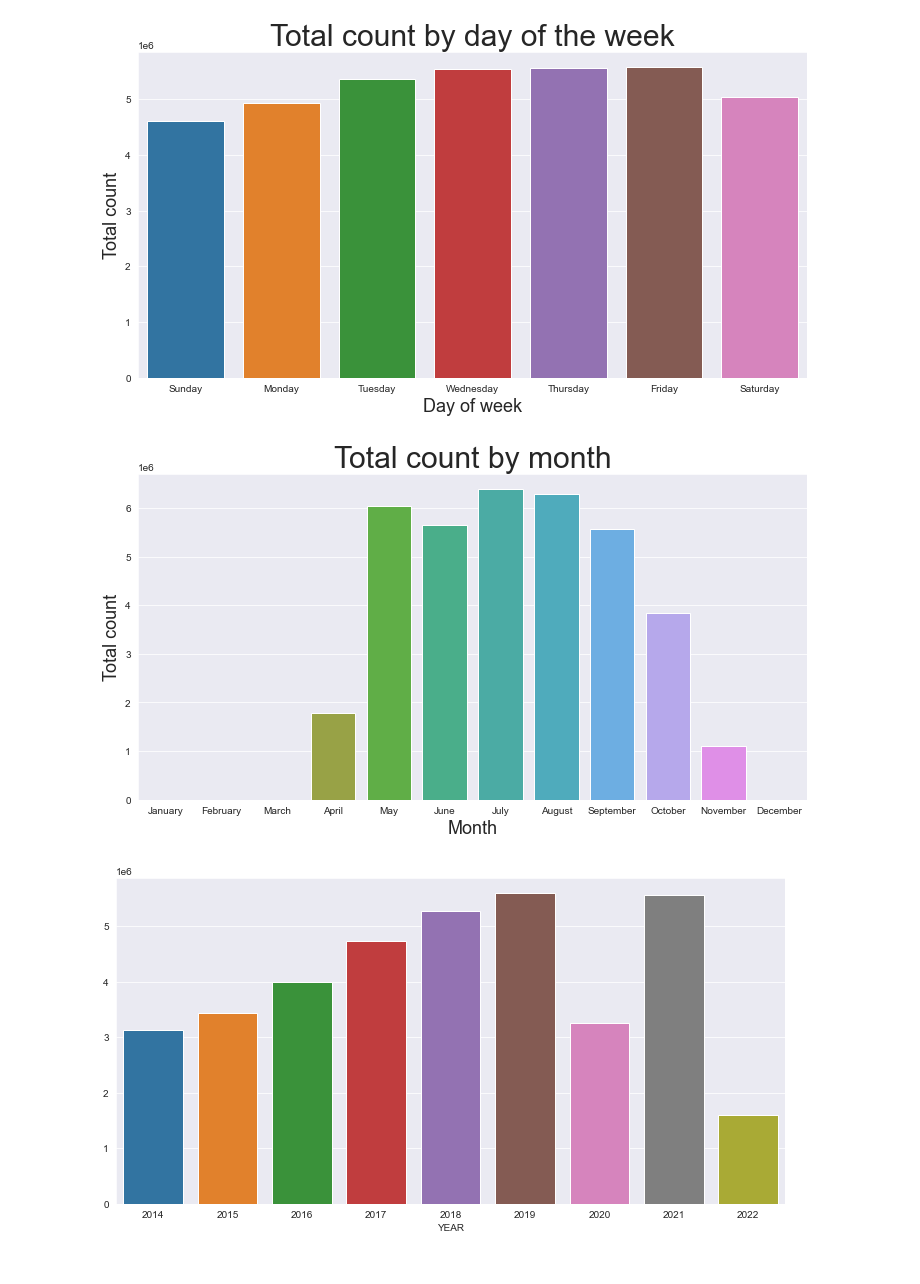
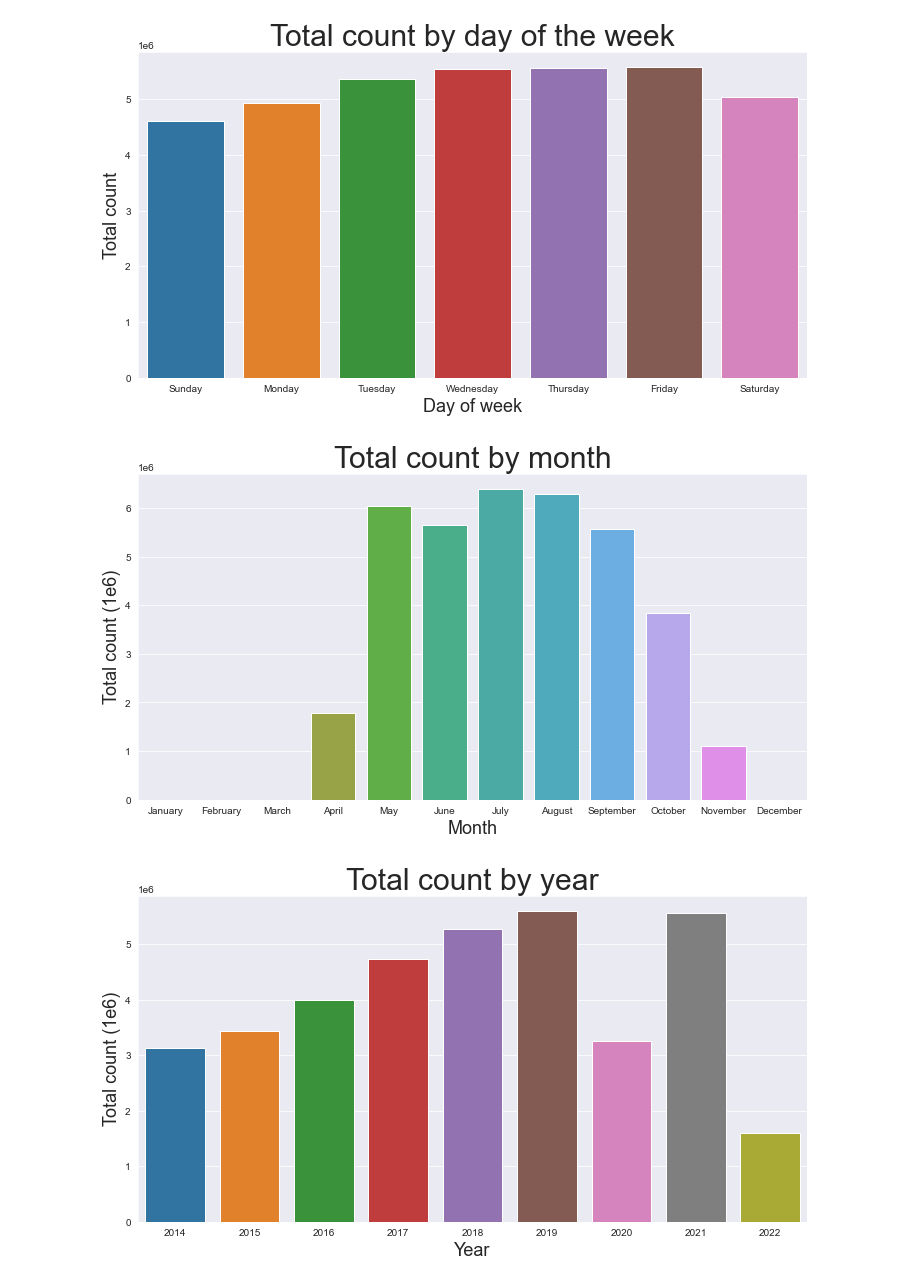
Before and after one commit to alexlangev/bixi-montreal, a Jupyter notebook: main.ipynb, the cells around one changed output. Saved outputs shown, nothing was run; the diff lists cells and outputs as text; code cells hidden in the pictures.

```diff
--- a/main.ipynb
+++ b/main.ipynb
@@ -176,7 +178,7 @@ main_df_cleaned_active
 1767 rows × 5 columns
 # %%
 sns.set_style("darkgrid")
-plt.rcParams['figure.figsize'] = 12,5
+plt.rcParams['figure.figsize'] = 12,4
 
 count_boxplot = sns.boxplot(x=main_df_cleaned_active['DAILY_COUNT'])
 count_boxplot.set_title('Daily count boxplot', fontsize= 30)
@@ -200,10 +202,10 @@ max      52630.000000
 Name: DAILY_COUNT, dtype: float64
 # %%
 temp_scatter = sns.regplot(data=main_df_cleaned_active, x="MEAN_TEMP", y="DAILY_COUNT", line_kws={"color": "red"})
-plt.rcParams['figure.figsize'] = 14,8
-temp_scatter.set_title('Mean temp and daily count scatterplot', fontsize= 30)
-temp_scatter.set_xlabel('Mean temp', fontsize = 18)
-temp_scatter.set_ylabel('Daily usage', fontsize = 18)
+plt.rcParams['figure.figsize'] = 12,10
+temp_scatter.set_title('Mean tempperature versus number of daily rides ', fontsize= 30)
+temp_scatter.set_xlabel('Mean temperature', fontsize = 18)
+temp_scatter.set_ylabel('Number of daily rides', fontsize = 18)
 
 plt.show()
 # %% [output]
@@ -211,11 +213,9 @@ plt.show()
 # %%
-# rain_scatter = sns.regplot(data=main_df_cleaned_active, x="TOTAL_RAIN", y="DAILY_COUNT", line_kws={"color": "red"})
-# plt.rcParams['figure.figsize'] = 14,8
-# rain_scatter.set_title('Total rain and daily count scatterplot', fontsize= 30)
-# rain_scatter.set_xlabel('Total rain', fontsize = 18)
-# rain_scatter.set_ylabel('Daily usage', fontsize = 18)
-# rain_scatter.set_xlim(0, 25)
-
-rain_dist = sns.displot(data=main_df_cleaned_active, x = 'TOTAL_RAIN', y = 'DAILY_COUNT')
+rain_dist = sns.regplot(data=main_df_cleaned_active, x="TOTAL_RAIN", y="DAILY_COUNT", line_kws={"color": "red"})
+plt.rcParams['figure.figsize'] = 12,10
+rain_dist.set_title('Total rain versus number of daily rides ', fontsize= 30)
+rain_dist.set_xlabel('Total rain (mm)', fontsize = 18)
+rain_dist.set_ylabel('Number of daily rides', fontsize = 18)
+rain_dist.set(ylim=(0, None))
 plt.show()
 # %% [output]
@@ -227,0 +223,8 @@ plt.show()
+# %%
+rain_dist = sns.regplot(data=main_df_cleaned_active, x="TOTAL_SNOW", y="DAILY_COUNT", line_kws={"color": "red"})
+plt.rcParams['figure.figsize'] = 12,10
+rain_dist.set_title('Total snow versus number of daily rides ', fontsize= 30)
+rain_dist.set_xlabel('Total snow (mm)', fontsize = 18)
+rain_dist.set_ylabel('Number of daily rides', fontsize = 18)
+rain_dist.set(ylim=(0, None))
+plt.show()
@@ -250,27 +255,26 @@ main_df_cleaned_month['MONTH'] = main_df_cleaned_month['MONTH'].dt.month_name()
 main_df_cleaned_month = main_df_cleaned_month.groupby(['MONTH']).sum()
 main_df_cleaned_month
 
-
 plt.rcParams['figure.figsize'] = 12,6
 total_by_month = sns.barplot(x = main_df_cleaned_month.index, y = main_df_cleaned_month['TOTAL_COUNT'].values, order=['January', 'February', 'March', 'April', 'May', 'June', 'July', 'August', 'September', 'October', 'November', 'December'])
 total_by_month.set_title('Total count by month', fontsize= 30)
 total_by_month.set_xlabel('Month', fontsize = 18)
-total_by_month.set_ylabel('Total count', fontsize = 18)
+total_by_month.set_ylabel('Total count (1e6)', fontsize = 18)
 plt.show()
 # %% [output]
-[figure, old version]
+[figure, new version]
 # %%
 main_df_cleaned_year = main_df_cleaned.copy()
 main_df_cleaned_year = main_df_cleaned_year.drop(columns=['MEAN_TEMP', 'TOTAL_RAIN', 'TOTAL_SNOW'])
 main_df_cleaned_year.rename(columns = {'DATE':'YEAR', 'DAILY_COUNT':'TOTAL_COUNT'}, inplace = True)
 main_df_cleaned_year['YEAR'] = pd.DatetimeIndex(main_df_cleaned_year['YEAR']).year
 main_df_cleaned_year = main_df_cleaned_year.groupby(['YEAR']).sum()
 
 plt.rcParams['figure.figsize'] = 12,6
 total_by_year = sns.barplot(x = main_df_cleaned_year.index, y = main_df_cleaned_year['TOTAL_COUNT'].values, order=list(range(2014, 2023)))
-total_by_month.set_title('Total count by year', fontsize= 30)
-total_by_month.set_xlabel('Year', fontsize = 18)
-total_by_month.set_ylabel('Total count', fontsize = 18)
+total_by_year.set_title('Total count by year', fontsize= 30)
+total_by_year.set_xlabel('Year', fontsize = 18)
+total_by_year.set_ylabel('Total count (1e6)', fontsize = 18)
 plt.show()
 # %% [output]
-[figure, old version]
+[figure, new version]
```
Also changed, not shown: parts of 14 cells of this notebook.
